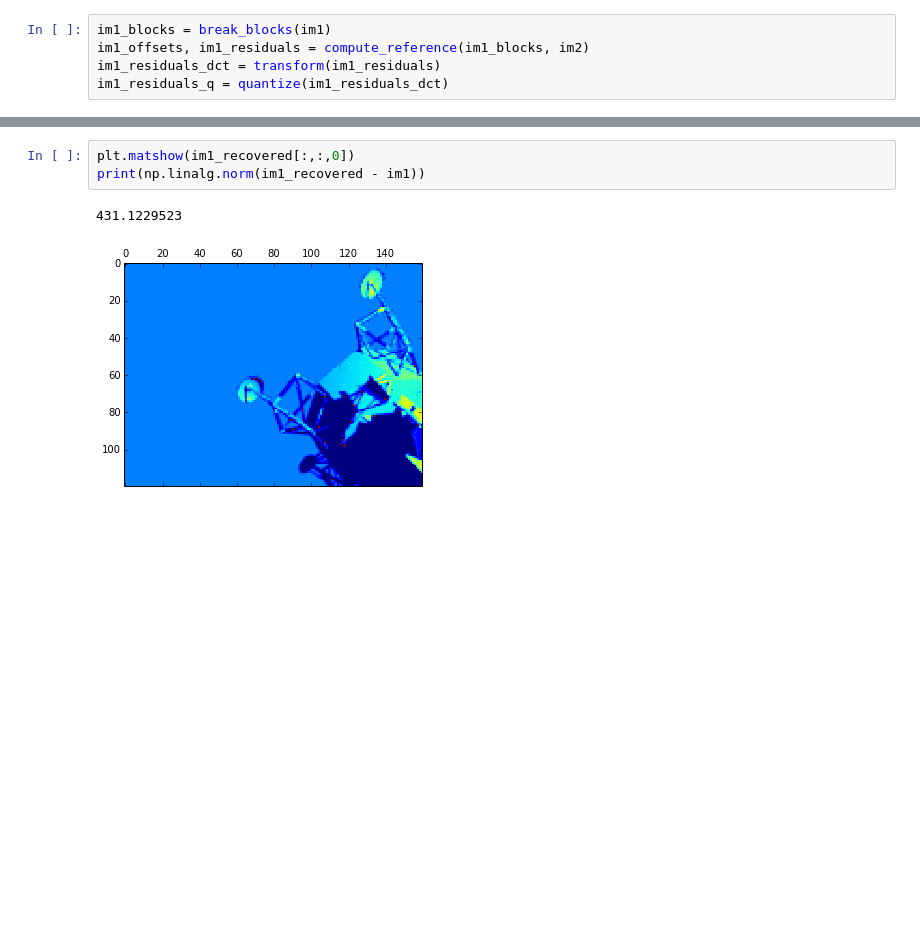
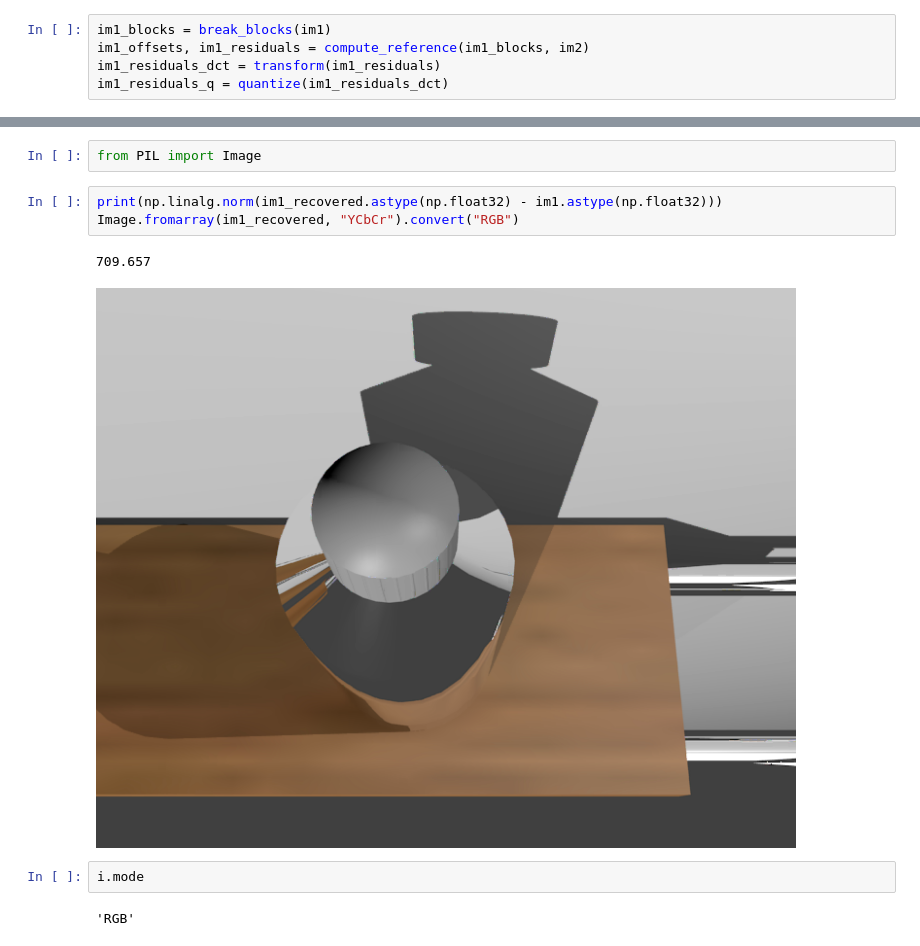
Before and after one commit to lot9s/lfv-compression, a Jupyter notebook: notebooks/test-transform-quantize.ipynb, the cells around one changed output, grey strips where cells are left out. Saved outputs shown, nothing was run; the diff lists cells and outputs as text; blank space fills up the shorter version.

```diff
--- a/notebooks/test-transform-quantize.ipynb
+++ b/notebooks/test-transform-quantize.ipynb
@@ -52,6 +52,12 @@ im1_recovered = merge_blocks(im1_blocks_recovered)
-# %%
-plt.matshow(im1_recovered[:,:,0])
-print(np.linalg.norm(im1_recovered - im1))
-# %% [output]
-431.1229523
-[figure, removed]
+# %%
+from PIL import Image
+# %%
+print(np.linalg.norm(im1_recovered.astype(np.float32) - im1.astype(np.float32)))
+Image.fromarray(im1_recovered, "YCbCr").convert("RGB")
+# %% [output]
+709.657
+[figure, added]
+# %%
+i.mode
+# %% [output]
+'RGB'
```
Also changed, not shown: parts of 5 cells of this notebook, 3 other files.
